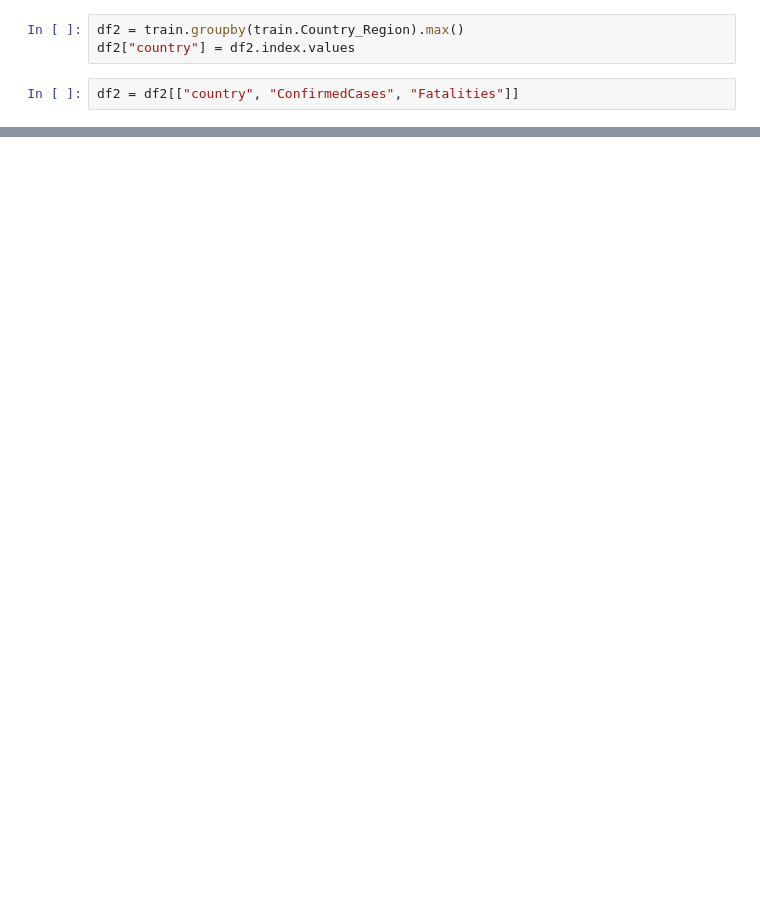
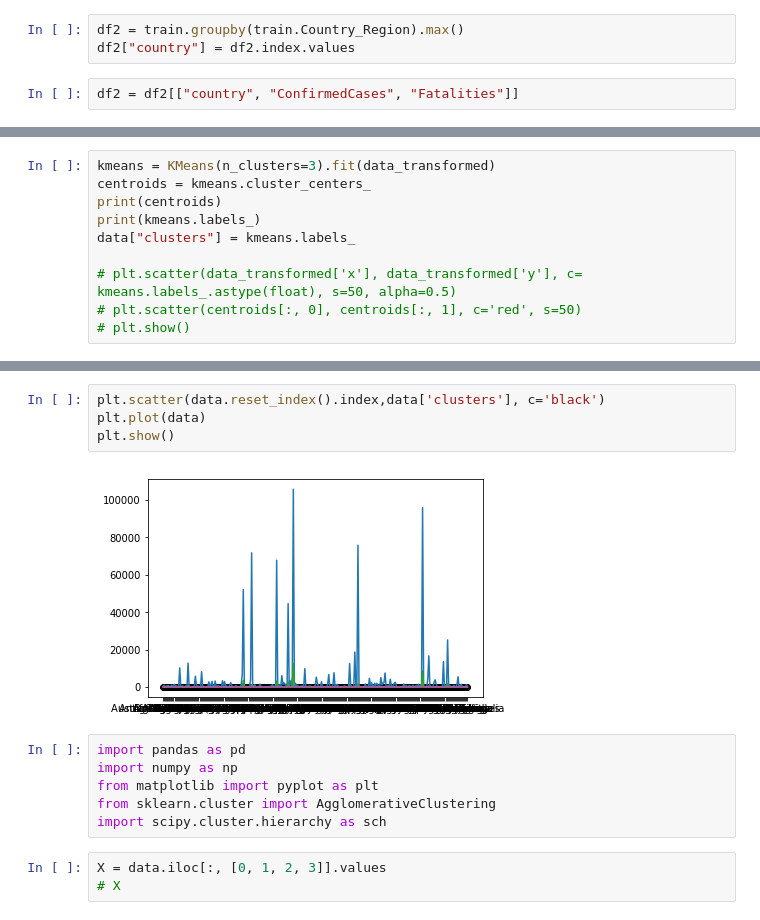
Before and after one commit to ankitnamdeo34/pyspark_hive_hadoop, a Jupyter notebook: covid_data.ipynb, the cells around one changed output, grey strips where cells are left out. Saved outputs shown, nothing was run; the diff lists cells and outputs as text; blank space fills up the shorter version.

```diff
--- a/covid_data.ipynb
+++ b/covid_data.ipynb
@@ -295,0 +523,10 @@ df2.sort_values(by=["fat_rank"])
+# %%
+kmeans = KMeans(n_clusters=3).fit(data_transformed)
+centroids = kmeans.cluster_centers_
+print(centroids)
+print(kmeans.labels_)
+data["clusters"] = kmeans.labels_
+
+# plt.scatter(data_transformed['x'], data_transformed['y'], c= kmeans.labels_.astype(float), s=50, alpha=0.5)
+# plt.scatter(centroids[:, 0], centroids[:, 1], c='red', s=50)
+# plt.show()
@@ -295,0 +567,15 @@ df2.sort_values(by=["fat_rank"])
+# %%
+plt.scatter(data.reset_index().index,data['clusters'], c='black')
+plt.plot(data)
+plt.show()
+# %% [output]
+[figure, added]
+# %%
+import pandas as pd
+import numpy as np
+from matplotlib import pyplot as plt
+from sklearn.cluster import AgglomerativeClustering
+import scipy.cluster.hierarchy as sch
+# %%
+X = data.iloc[:, [0, 1, 2, 3]].values
+# X
```
Also changed, not shown: parts of 37 cells of this notebook.
